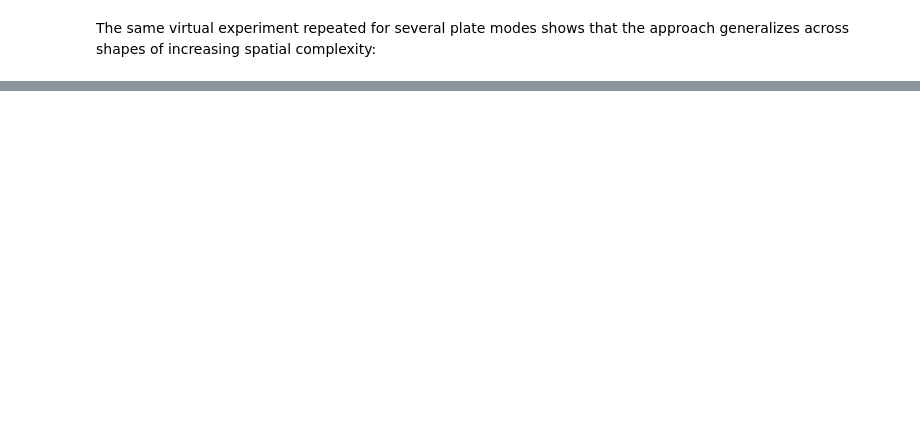
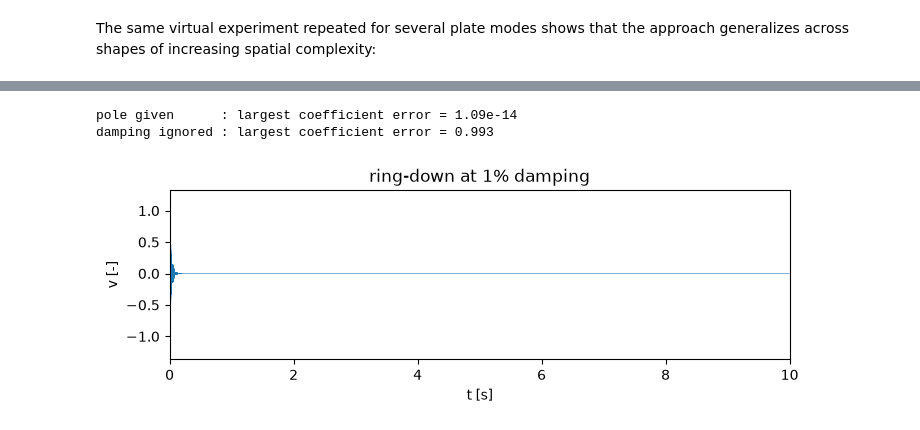
Before and after one commit to ladisk/pyCSLDV, a Jupyter notebook: Showcase.ipynb, the cells around one changed output, grey strips where cells are left out. Saved outputs shown, nothing was run; the diff lists cells and outputs as text; code cells hidden in the pictures; blank space fills up the shorter version.

```diff
--- a/Showcase.ipynb
+++ b/Showcase.ipynb
@@ -216,0 +294,27 @@ fig.tight_layout()
+# %%
+zeta = 0.01                                     # damping ratio [-]
+omega = 2 * np.pi * fz_5
+pole = -zeta * omega + 1j * omega * np.sqrt(1 - zeta ** 2)
+
+# a shape whose two contributions are 1.2 rad out of phase with each other
+C_complex = np.zeros((3, 3), dtype=complex)
+C_complex[1, 1] = np.exp(1j * 0.9)
+C_complex[2, 0] = 0.5 * np.exp(1j * 2.1)
+
+decaying = (pycsldv.chebyshev_shape(C_complex.real)(x_5, y_5)
+            + 1j * pycsldv.chebyshev_shape(C_complex.imag)(x_5, y_5))
+decaying = (decaying * np.exp(pole * t_5)).real
+
+with_damping = pycsldv.demodulate_ods_2d(decaying, fs_5, fx, fy, poles=pole, order=2)
+without = pycsldv.demodulate_ods_2d(decaying, fs_5, fx, fy, fn=fz_5, order=2)
+
+print(f'pole given      : largest coefficient error = {np.abs(with_damping - C_complex).max():.2e}')
+print(f'damping ignored : largest coefficient error = {np.abs(without - C_complex).max():.3f}')
+
+fig, ax = plt.subplots(figsize=(8, 2.2))
+ax.plot(t_5, decaying, linewidth=0.4)
+ax.set(xlabel='t [s]', ylabel='v [-]', title=f'ring-down at {zeta:.0%} damping', xlim=(0, 10));
+# %% [output]
+pole given      : largest coefficient error = 1.09e-14
+damping ignored : largest coefficient error = 0.993
+[figure, added]
```
Also changed, not shown: parts of 30 cells of this notebook, 1 other file.
